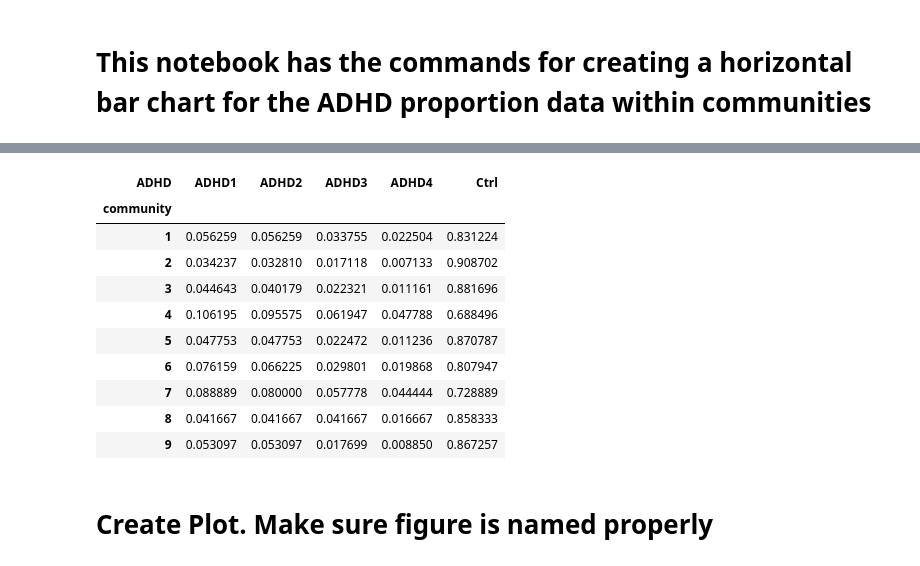
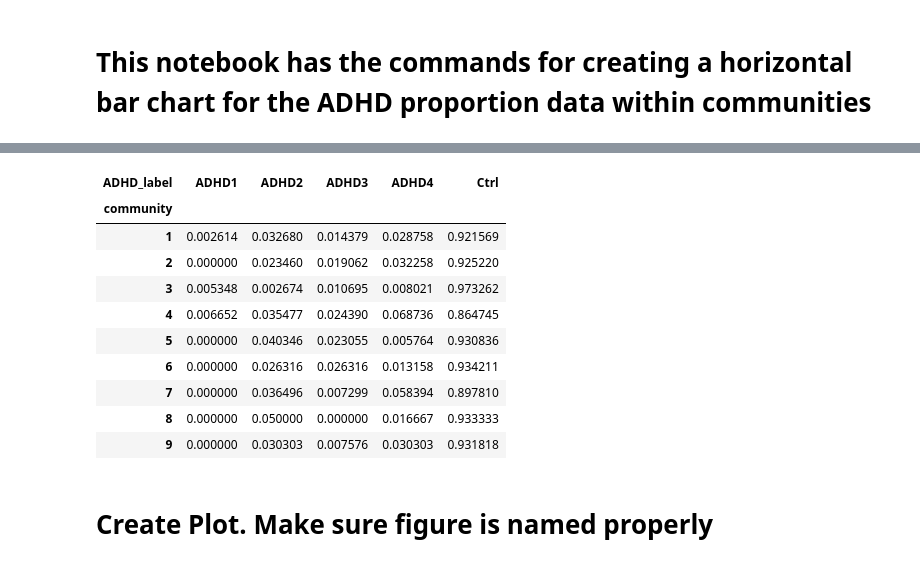
Before and after one commit to lundq163/FRF_results_viz, a Jupyter notebook: refactor/ADHD_horiz_label_fig.ipynb, the cells around one changed output, grey strips where cells are left out. Saved outputs shown, nothing was run; the diff lists cells and outputs as text; code cells hidden in the pictures.

```diff
--- a/refactor/ADHD_horiz_label_fig.ipynb
+++ b/refactor/ADHD_horiz_label_fig.ipynb
@@ -220,0 +202,12 @@ agg_data_arms2_test
+# %%
+total_count = (len(filtered_data_arms1[(filtered_data_arms1["community"]==1)]))
+ADHD1_count = (len((filtered_data_arms1[(filtered_data_arms1["ADHD1"]=="ADHD") & (filtered_data_arms1["community"]==1)])))
+ADHD2_count = (len((filtered_data_arms1[(filtered_data_arms1["ADHD2"]=="ADHD") & (filtered_data_arms1["community"]==1)])))
+ADHD3_count = (len((filtered_data_arms1[(filtered_data_arms1["ADHD3"]=="ADHD") & (filtered_data_arms1["community"]==1)])))
+ADHD4_count = (len((filtered_data_arms1[(filtered_data_arms1["ADHD4"]=="ADHD") & (filtered_data_arms1["community"]==1)])))
+num_ADHD4 = ADHD4_count
+num_ADHD3 = ADHD3_count - ADHD4_count
+num_ADHD2 = ADHD2_count - ADHD3_count
+num_ADHD1 = ADHD1_count - ADHD2_count
+ctrl_count = total_count - num_ADHD4 - num_ADHD3 - num_ADHD2 - num_ADHD1
+num_ADHD3
@@ -220,0 +256,4 @@ agg_data_arms2_test
+# %%
+communities_arms1 = filtered_data_arms1["community"].unique()
+communities_arms2 = filtered_data_arms2["community"].unique()
+communities_arms1
@@ -220,0 +262,11 @@ agg_data_arms2_test
+# %%
+all_results_arms1 = []
+all_results_arms2 = []
+for community in communities_arms1:
+    all_results_arms1.extend(get_adhd_counts(filtered_data_arms1, community))
+for community in communities_arms2:
+    all_results_arms2.extend(get_adhd_counts(filtered_data_arms2, community))
+
+result_df_arms1 = pd.DataFrame(all_results_arms1)
+result_df_arms2 = pd.DataFrame(all_results_arms2)
+result_df_arms2
@@ -221,7 +291,9 @@ agg_data_arms2_test
 # %%
 #calculate the relevant proportions and add it as a new column
+proportion_data_arms1 = result_df_arms1
+proportion_data_arms2 = result_df_arms2
 
-agg_data_arms1_test['proportion'] = agg_data_arms1_test.groupby('community', observed=False)['count'].transform(lambda x: x / x.sum())
-agg_data_arms2_test['proportion'] = agg_data_arms2_test.groupby('community', observed=False)['count'].transform(lambda x: x / x.sum())
-agg_data_arms2_test
+proportion_data_arms1['proportion'] = result_df_arms1.groupby('community', observed=False)['count'].transform(lambda x: x / x.sum())
+proportion_data_arms2['proportion'] = result_df_arms2.groupby('community', observed=False)['count'].transform(lambda x: x / x.sum())
+proportion_data_arms1
 # %% [output]
@@ -245,21 +317,21 @@ agg_data_arms2_test
 # %%
 #pivot the data to prepare it for visualization
 
-df_pivot = agg_data_arms1_test.pivot(index='community', columns='ADHD', values='proportion')
+df_pivot = proportion_data_arms1.pivot(index='community', columns='ADHD_label', values='proportion')
 df_pivot = df_pivot.sort_index()
 df_pivot
 # %% [output]
-| ADHD | ADHD1 | ADHD2 | ADHD3 | ADHD4 | Ctrl |
+| ADHD_label | ADHD1 | ADHD2 | ADHD3 | ADHD4 | Ctrl |
 | community |  |  |  |  |  |
-| 1 | 0.056259 | 0.056259 | 0.033755 | 0.022504 | 0.831224 |
-| 2 | 0.034237 | 0.032810 | 0.017118 | 0.007133 | 0.908702 |
-| 3 | 0.044643 | 0.040179 | 0.022321 | 0.011161 | 0.881696 |
-| 4 | 0.106195 | 0.095575 | 0.061947 | 0.047788 | 0.688496 |
-| 5 | 0.047753 | 0.047753 | 0.022472 | 0.011236 | 0.870787 |
-| 6 | 0.076159 | 0.066225 | 0.029801 | 0.019868 | 0.807947 |
-| 7 | 0.088889 | 0.080000 | 0.057778 | 0.044444 | 0.728889 |
-| 8 | 0.041667 | 0.041667 | 0.041667 | 0.016667 | 0.858333 |
-| 9 | 0.053097 | 0.053097 | 0.017699 | 0.008850 | 0.867257 |
+| 1 | 0.002614 | 0.032680 | 0.014379 | 0.028758 | 0.921569 |
+| 2 | 0.000000 | 0.023460 | 0.019062 | 0.032258 | 0.925220 |
+| 3 | 0.005348 | 0.002674 | 0.010695 | 0.008021 | 0.973262 |
+| 4 | 0.006652 | 0.035477 | 0.024390 | 0.068736 | 0.864745 |
+| 5 | 0.000000 | 0.040346 | 0.023055 | 0.005764 | 0.930836 |
+| 6 | 0.000000 | 0.026316 | 0.026316 | 0.013158 | 0.934211 |
+| 7 | 0.000000 | 0.036496 | 0.007299 | 0.058394 | 0.897810 |
+| 8 | 0.000000 | 0.050000 | 0.000000 | 0.016667 | 0.933333 |
+| 9 | 0.000000 | 0.030303 | 0.007576 | 0.030303 | 0.931818 |
 # %% [markdown]
 # Create Plot. Make sure figure is named properly
 # %%
```
Also changed, not shown: parts of 17 cells of this notebook, 49 other files.
